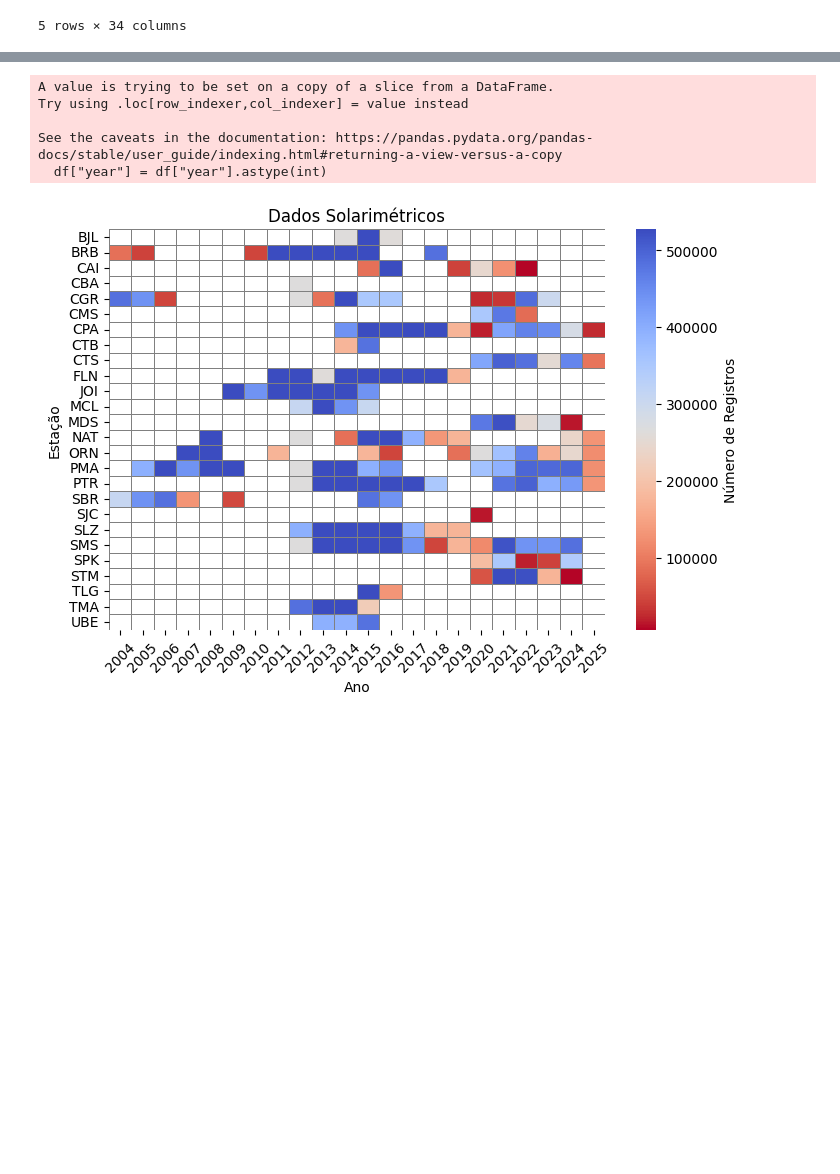
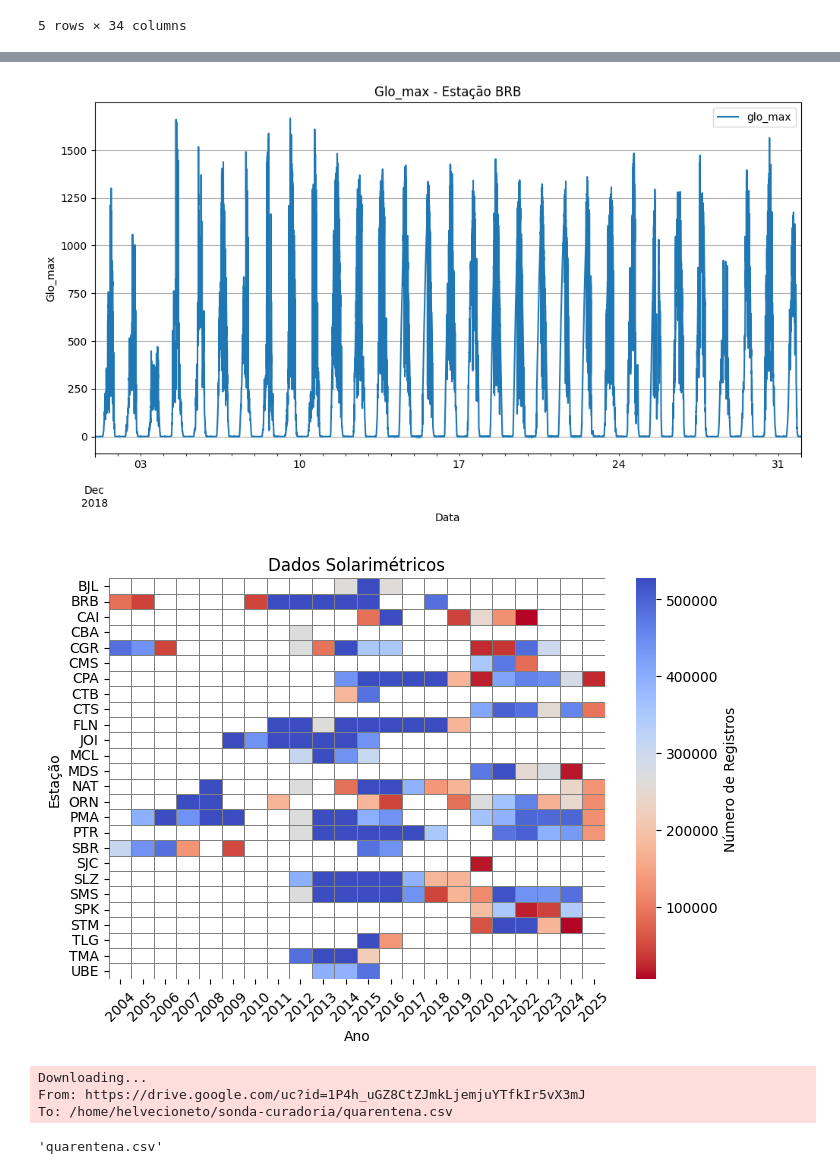
Before and after one commit to labren/sonda-curadoria, a Jupyter notebook: Analise_Exploratoria_Solarimetricos.ipynb, the cells around one changed output, grey strips where cells are left out. Saved outputs shown, nothing was run; the diff lists cells and outputs as text; code cells hidden in the pictures; blank space fills up the shorter version.

```diff
--- a/Analise_Exploratoria_Solarimetricos.ipynb
+++ b/Analise_Exploratoria_Solarimetricos.ipynb
@@ -38,0 +57,9 @@ temporal_solar = verifica_temporal(NOME_DA_TABELA)
+# %%
+# Faz uma consulta para obter dados da estação BRB para o período de 2018-12-01 a 2019-12-31
+query = f"""
+SELECT * FROM {NOME_DA_TABELA}
+WHERE acronym = 'BRB' AND timestamp >= '2018-12-01' AND timestamp <= '2019-12-31'
+"""
+# Executa a consulta e armazena o resultado em um DataFrame
+estacao_df = con.execute(query).fetch_df()
+estacao_df
@@ -39 +80,11 @@ temporal_solar = verifica_temporal(NOME_DA_TABELA)
+# %%
+# Seta coluna timestamp como índice e plota variável glo_max
+plot_estacao = estacao_df.set_index('timestamp').sort_index()
+plot_estacao[['glo_max']].plot(title='Glo_max - Estação BRB', figsize=(12, 6))
+plt.xlabel('Data')
+plt.ylabel('Glo_max')
+plt.grid()
+plt.show()
+# %% [output]
+[figure, added]
 # %%
@@ -58,11 +123,16 @@ def plot_tempora(df, titulo):
     plt.yticks(rotation=0)
     plt.show()
 # %%
+# Plotando os dados temporais de dados disponíveis
+temporal_solar = verifica_temporal(NOME_DA_TABELA)
 plot_tempora(temporal_solar, 'Dados Solarimétricos')
 # %% [output]
-A value is trying to be set on a copy of a slice from a DataFrame.
-Try using .loc[row_indexer,col_indexer] = value instead
-
-See the caveats in the documentation: https://pandas.pydata.org/pandas-docs/stable/user_guide/indexing.html#returning-a-view-versus-a-copy
-  df["year"] = df["year"].astype(int)
 [figure]
+# %%
+url = 'https://drive.google.com/uc?id=1P4h_uGZ8CtZJmkLjemjuYTfkIr5vX3mJ'
+gdown.download(url, 'quarentena.csv', quiet=False)
+# %% [output]
+Downloading...
+From: https://drive.google.com/uc?id=1P4h_uGZ8CtZJmkLjemjuYTfkIr5vX3mJ
+To: /home/helvecioneto/sonda-curadoria/quarentena.csv
+'quarentena.csv'
```
Also changed, not shown: parts of 17 cells of this notebook, 1 other file.
